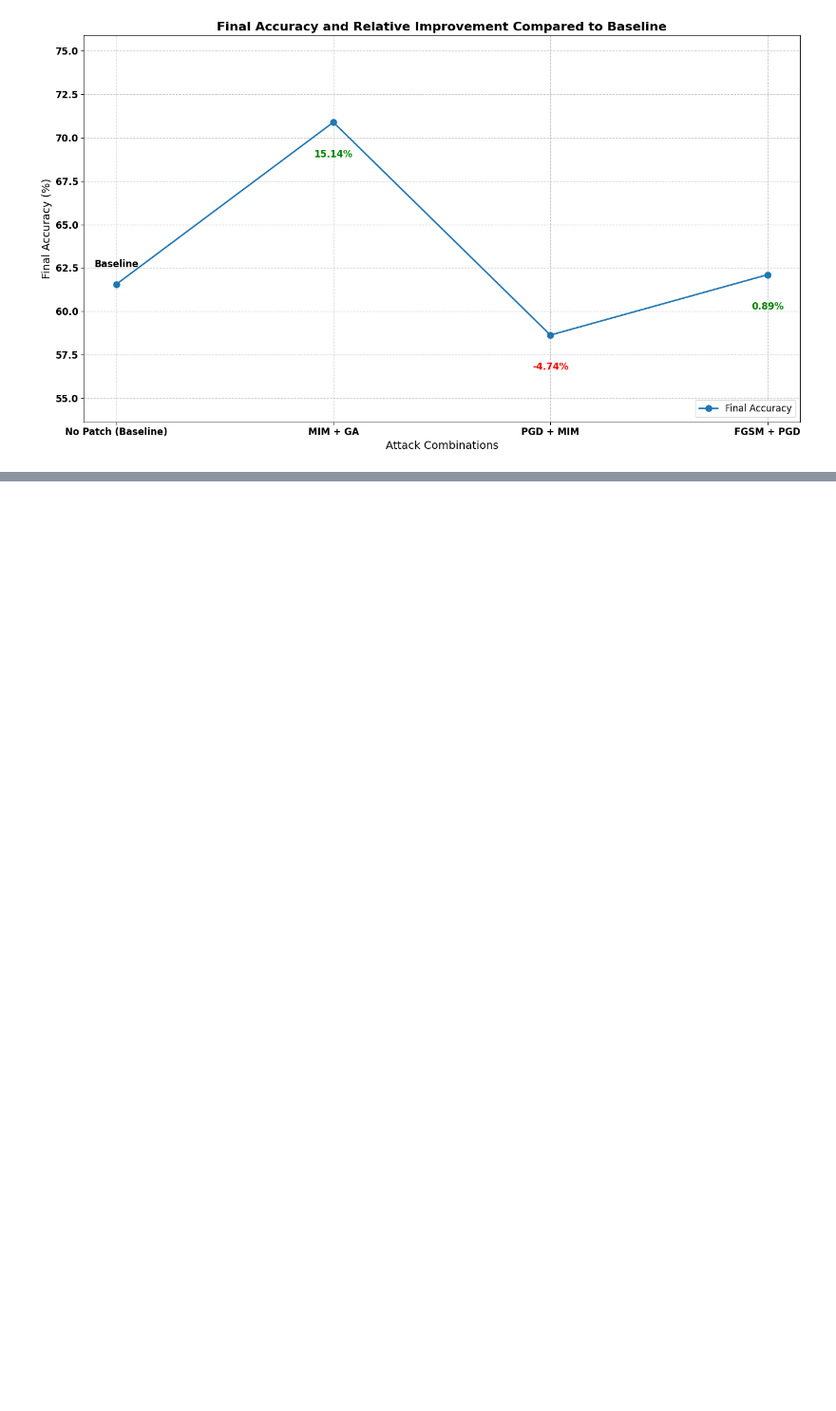
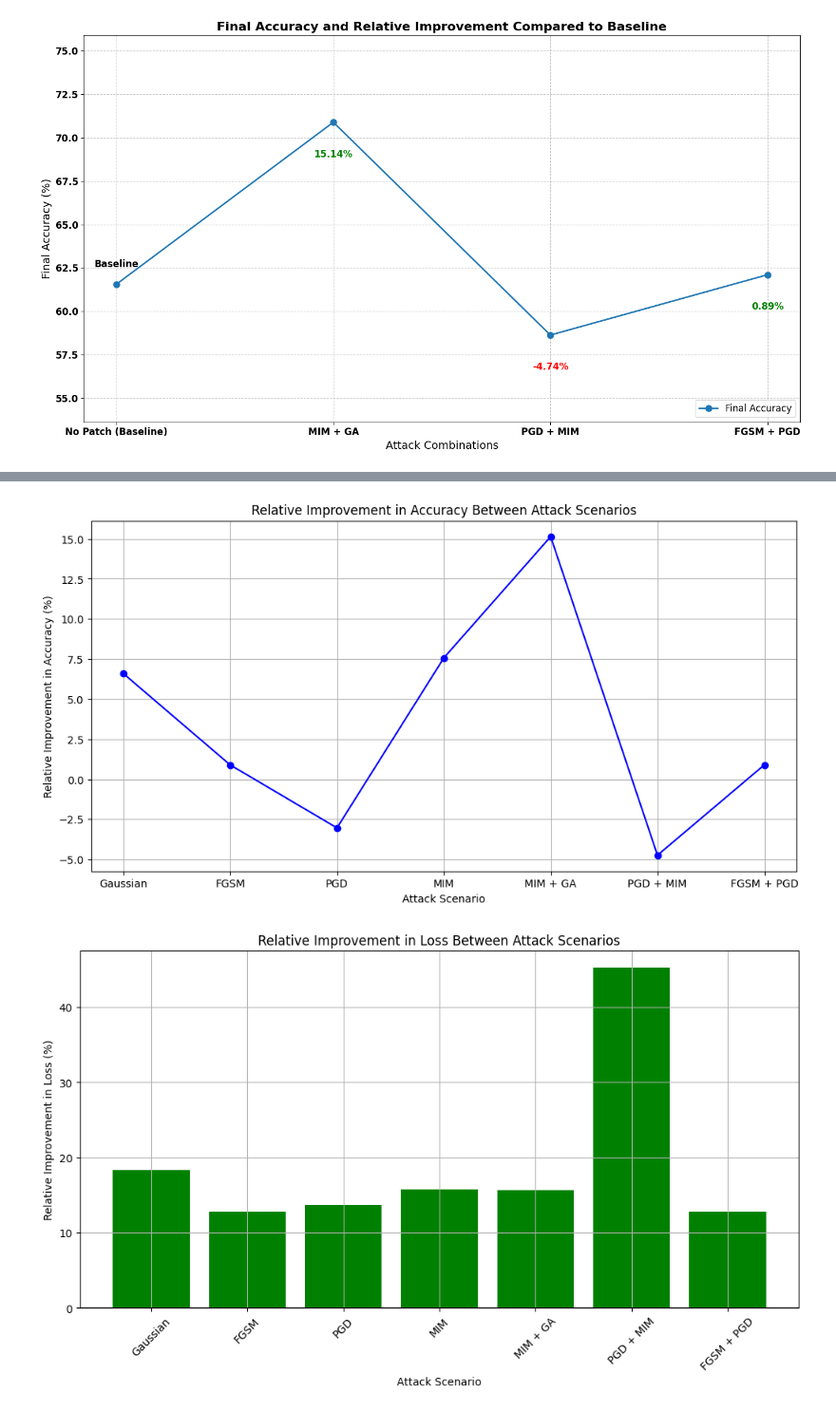
Before and after one commit to saifaldin14/AdversarialAttack3DCNN, a Jupyter notebook: 3DProject.ipynb, the cells around one changed output, grey strips where cells are left out. Shown at 95% size. Cells and saved outputs as stored; diff of their text form; code cells hidden in the pictures; blank space fills up the shorter version.

```diff
--- a/3DProject.ipynb
+++ b/3DProject.ipynb
@@ -1603,0 +1707,50 @@ plot_accuracy_with_improvement(no_patch_test_acc, mim_ga_test_acc, pgd_mim_test_
+# %%
+import matplotlib.pyplot as plt
+
+# Calculate relative improvement in accuracy (in percentage)
+# For simplicity, we'll compare everything against the 'No Patch' scenario
+
+# Relative improvement formula: (Scenario - No Patch) / No Patch * 100
+
+relative_improvement_acc = {
+    "Gaussian": ((ga_test_acc - no_patch_test_acc) / no_patch_test_acc) * 100,
+    "FGSM": ((fgsm_pgd_test_acc - no_patch_test_acc) / no_patch_test_acc) * 100,
+    "PGD": ((pgd_test_acc - no_patch_test_acc) / no_patch_test_acc) * 100,
+    "MIM": ((mim_test_acc - no_patch_test_acc) / no_patch_test_acc) * 100,
+    "MIM + GA": ((mim_ga_test_acc - no_patch_test_acc) / no_patch_test_acc) * 100,
+    "PGD + MIM": ((pgd_mim_test_acc - no_patch_test_acc) / no_patch_test_acc) * 100,
+    "FGSM + PGD": ((fgsm_pgd_test_acc - no_patch_test_acc) / no_patch_test_acc) * 100,
+}
+
+# Line Chart: Relative Improvement in Accuracy
+plt.figure(figsize=(12, 6))
+plt.plot(list(relative_improvement_acc.keys()), list(relative_improvement_acc.values()), marker='o', linestyle='-', color='blue')
+plt.title('Relative Improvement in Accuracy Between Attack Scenarios')
+plt.xlabel('Attack Scenario')
+plt.ylabel('Relative Improvement in Accuracy (%)')
+plt.grid(True)
+plt.show()
+
+# Calculate relative improvement in loss (in percentage)
+relative_improvement_loss = {
+    "Gaussian": ((no_patch_test_loss - ga_test_loss) / no_patch_test_loss) * 100,
+    "FGSM": ((no_patch_test_loss - fgsm_pgd_test_loss) / no_patch_test_loss) * 100,
+    "PGD": ((no_patch_test_loss - pgd_test_loss) / no_patch_test_loss) * 100,
+    "MIM": ((no_patch_test_loss - mim_test_loss) / no_patch_test_loss) * 100,
+    "MIM + GA": ((no_patch_test_loss - mim_ga_test_loss) / no_patch_test_loss) * 100,
+    "PGD + MIM": ((no_patch_test_loss - pgd_mim_test_loss) / no_patch_test_loss) * 100,
+    "FGSM + PGD": ((no_patch_test_loss - fgsm_pgd_test_loss) / no_patch_test_loss) * 100,
+}
+
+# Bar Chart: Relative Improvement in Loss
+plt.figure(figsize=(12, 6))
+plt.bar(list(relative_improvement_loss.keys()), list(relative_improvement_loss.values()), color='green')
+plt.title('Relative Improvement in Loss Between Attack Scenarios')
+plt.xlabel('Attack Scenario')
+plt.ylabel('Relative Improvement in Loss (%)')
+plt.xticks(rotation=45)
+plt.grid(True)
+plt.show()
+# %% [output]
+[figure, added]
+[figure, added]
```
Also changed, not shown: parts of 9 cells of this notebook.
